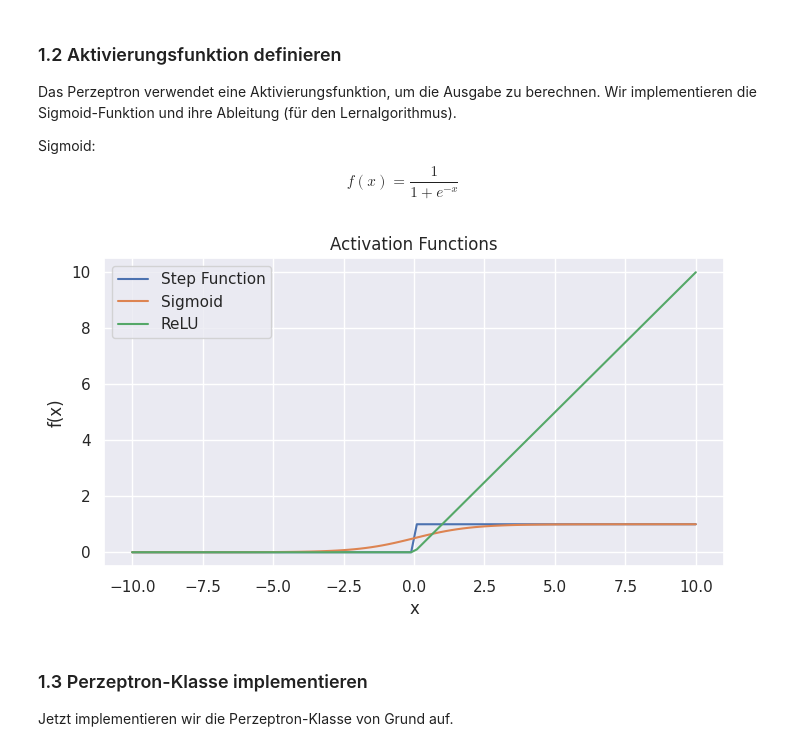
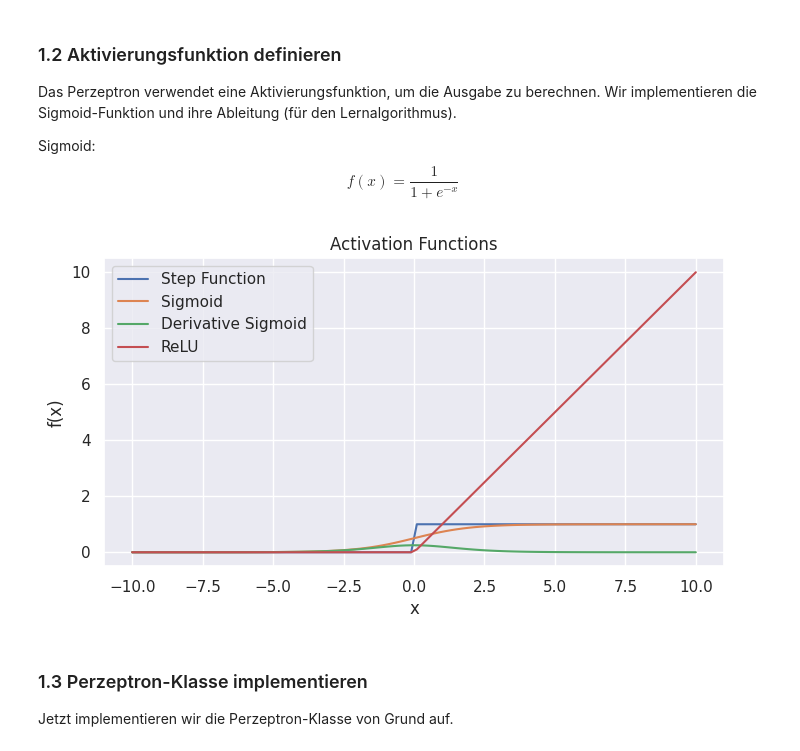
Before and after one commit to reyyanq/EiDL-Ubung, a Jupyter notebook: Exercise_01/perceptron.ipynb, the cells around one changed output. Drawn from its saved outputs; the diff is of its cells as text; code cells hidden in the pictures.

```diff
--- a/Exercise_01/perceptron.ipynb
+++ b/Exercise_01/perceptron.ipynb
@@ -71,37 +69,39 @@ $$ f(x)=\frac{1}{1+e^{-x}} $$
 # %%
 def step_function(x):
     # TODO: Implement the threshold function
     return np.where(x >= 0, 1, 0)
-    pass
 
 def sigmoid(x):
     """Sigmoid-Aktivierungsfunktion"""
     # TODO: Implement the Sigmoid-Funktion
     return 1 / (1 + np.exp(-x))
-    pass
+
+def d_sigmoid(x):
+    s = sigmoid(x)
+    return s * (1 - s)
 
 def ReLU(x):
     # TODO: Implement the ReLU-Aktivierungsfunktion
     return np.maximum(0, x)
-    pass
 
 # Visualization of Activation Functions
 x = np.linspace(-10, 10, 100)
 plt.figure(figsize=(8, 4))
 
 # TODO: Plot the activation functions
 plt.plot(x, step_function(x), label='Step Function')
 plt.plot(x, sigmoid(x), label='Sigmoid')
+plt.plot(x, d_sigmoid(x), label = 'Derivative Sigmoid')
 plt.plot(x, ReLU(x), label='ReLU')
 
 plt.grid(True)
 plt.title('Activation Functions')
 plt.xlabel('x')
 plt.ylabel('f(x)')
 plt.legend()
 plt.show()
 # %% [output]
-[figure, old version]
+[figure, new version]
 # %% [markdown]
 ### 1.3 Perzeptron-Klasse implementieren
 
```
Also changed, not shown: parts of 15 cells of this notebook.
